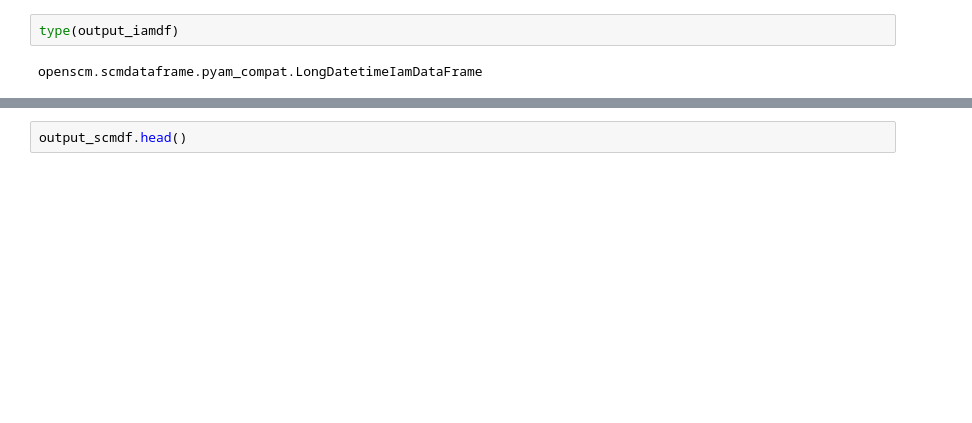
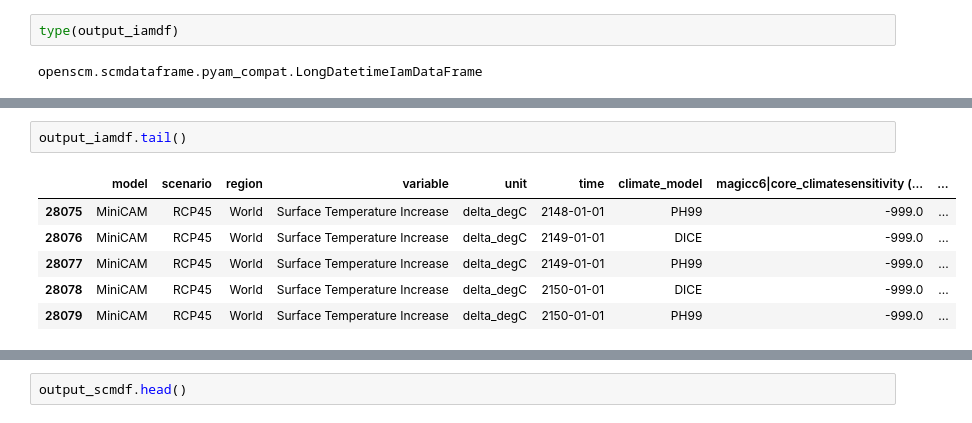
Before and after one commit to openscm/openscm, a Jupyter notebook: notebooks/pyam-integration.ipynb, the cells around one changed output, grey strips where cells are left out. Drawn from its saved outputs; the diff is of its cells as text; blank space fills up the shorter version.

```diff
--- a/notebooks/pyam-integration.ipynb
+++ b/notebooks/pyam-integration.ipynb
@@ -162,3 +158,12 @@ output_iamdf.head()
+# %%
+output_iamdf.tail()
+# %% [output]
+|  | model | scenario | region | variable | unit | time | climate_model | magicc6|core_climatesensitivity (... | ... |
+| 28075 | MiniCAM | RCP45 | World | Surface Temperature Increase | delta_degC | 2148-01-01 | PH99 | -999.0 | ... |
+| 28076 | MiniCAM | RCP45 | World | Surface Temperature Increase | delta_degC | 2149-01-01 | DICE | -999.0 | ... |
+| 28077 | MiniCAM | RCP45 | World | Surface Temperature Increase | delta_degC | 2149-01-01 | PH99 | -999.0 | ... |
+| 28078 | MiniCAM | RCP45 | World | Surface Temperature Increase | delta_degC | 2150-01-01 | DICE | -999.0 | ... |
+| 28079 | MiniCAM | RCP45 | World | Surface Temperature Increase | delta_degC | 2150-01-01 | PH99 | -999.0 | ... |
 # %%
 output_scmdf =  run(
     ScmDataFrame(df),
```
Also changed, not shown: parts of 6 cells of this notebook, 4 other files.
